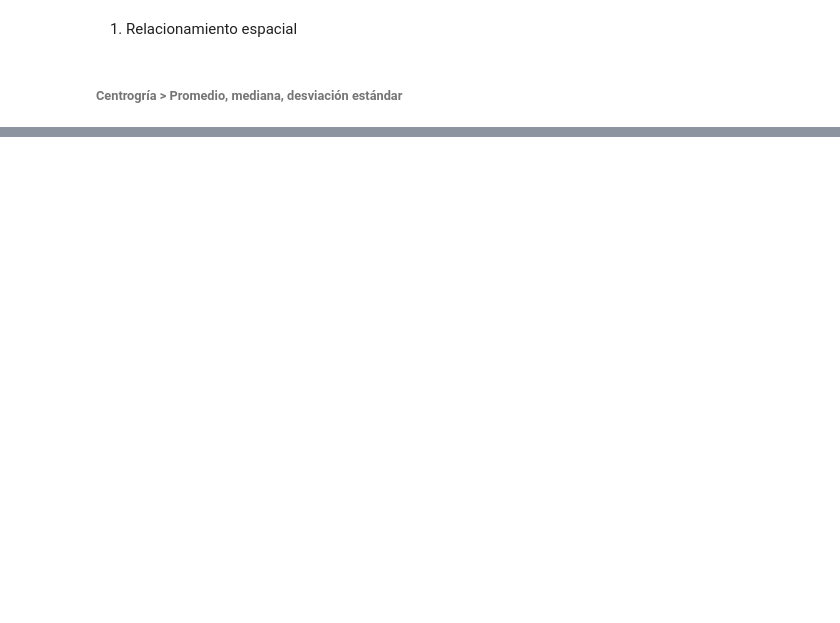
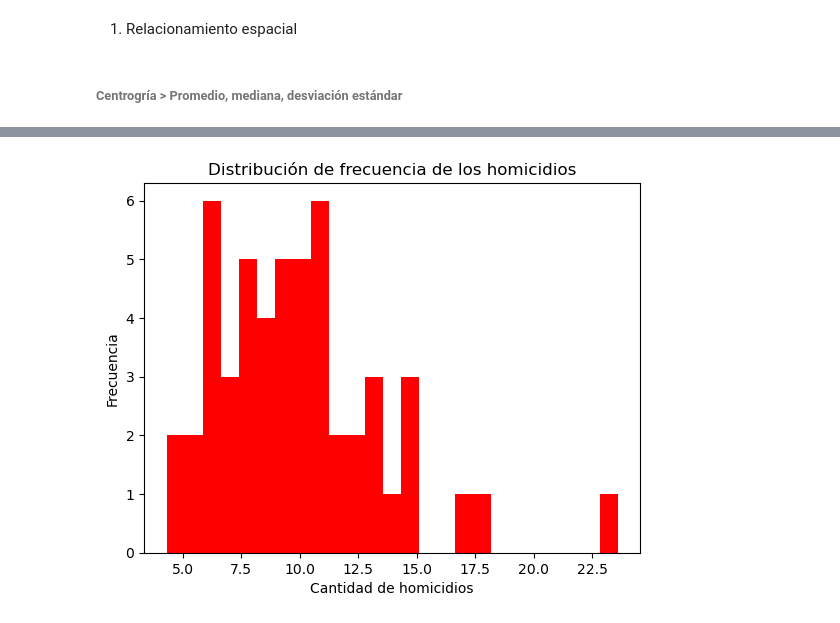
Before and after one commit to earthdeveloperjuanse/MGITG, a Jupyter notebook: Modelamiento/Taller_2_PatronesEspaciales.ipynb, the cells around one changed output, grey strips where cells are left out. Drawn from its saved outputs; the diff is of its cells as text; code cells hidden in the pictures; blank space fills up the shorter version.

```diff
--- a/Modelamiento/Taller_2_PatronesEspaciales.ipynb
+++ b/Modelamiento/Taller_2_PatronesEspaciales.ipynb
@@ -27,0 +107,8 @@ gdf.insert(22, "centroides" ,gdf.centroid)
+# %%
+plt.hist(gdf.iloc[:,10], bins = 25, color = "red", linewidth= 0.5)
+plt.title("Distribución de frecuencia de los homicidios")
+plt.xlabel("Cantidad de homicidios")
+plt.ylabel("Frecuencia")
+plt.show()
+# %% [output]
+[figure, added]
```
Also changed, not shown: parts of 56 cells of this notebook.
